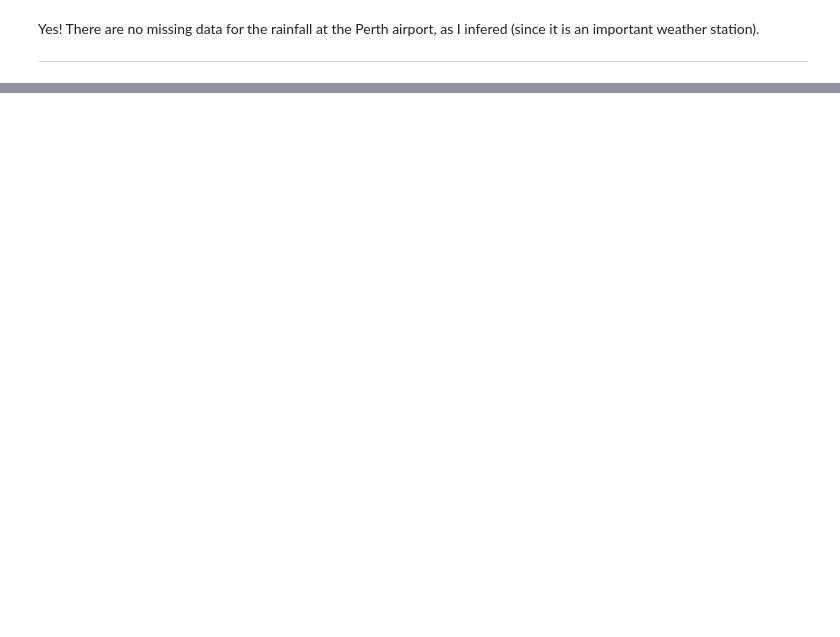
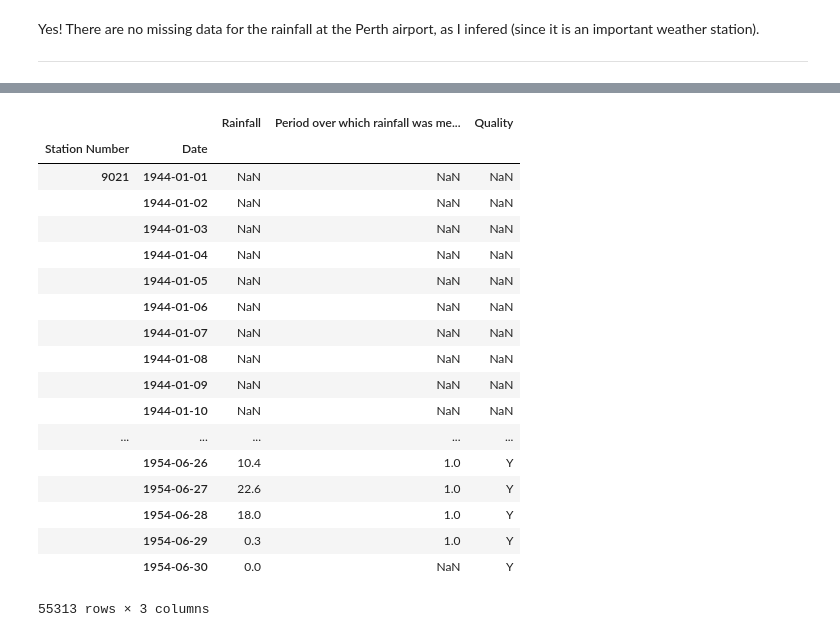
Before and after one commit to kmiller96/PythonWeatherDataScraper, a Jupyter notebook: ProofOfConcept.ipynb, the cells around one changed output, grey strips where cells are left out. Saved outputs shown, nothing was run; the diff lists cells and outputs as text; code cells hidden in the pictures; blank space fills up the shorter version.

```diff
--- a/ProofOfConcept.ipynb
+++ b/ProofOfConcept.ipynb
@@ -104,8 +104,8 @@ I also noticed a big problem. You can simply request the data from BOM instead o
 
 The text file is structured for humans to read, not a computer to. At this point I used excel to convert the text file into a CSV. After a little bit of cleaning up of the headings and footers, I imported the CSV into a Pandas dataframe so we can access the information easily.
 # %%
-df = pandas.read_csv('rainfall_stations_wa.csv')
-df.head()
+df_allstations = pandas.read_csv('rainfall_stations_wa.csv')
+df_allstations.head()
 # %% [output]
 |  | Site | Name | Lat | Lon | Start | End | Years | % | AWS |
 | 0 | 7118 | ABBOTTS | -26.4000 | 118.4000 | Sep 1898 | Nov 1913 | 6.8 | 45 | N |
@@ -305,0 +382,12 @@ Yes! There are no missing data for the rainfall at the Perth airport, as I infer
+# %%
+# Get the station data.
+df9021 = createDataframeForStation(9021)
+df9022 = createDataframeForStation(9022)
+df9023 = createDataframeForStation(9023)
+
+# Combine it into a single dataframe.
+df_main = pandas.concat(
+    [df9021, df9022, df9023],
+    keys=['9021', '9022', '9023'],
+    names=['Station Number', 'Date']
+)
@@ -305,0 +406,22 @@ Yes! There are no missing data for the rainfall at the Perth airport, as I infer
+# %%
+df_main.loc[['9021', '9022']]
+# %% [output]
+|  |  | Rainfall | Period over which rainfall was me... | Quality |
+| Station Number | Date |  |  |  |
+| 9021 | 1944-01-01 | NaN | NaN | NaN |
+|  | 1944-01-02 | NaN | NaN | NaN |
+|  | 1944-01-03 | NaN | NaN | NaN |
+|  | 1944-01-04 | NaN | NaN | NaN |
+|  | 1944-01-05 | NaN | NaN | NaN |
+|  | 1944-01-06 | NaN | NaN | NaN |
+|  | 1944-01-07 | NaN | NaN | NaN |
+|  | 1944-01-08 | NaN | NaN | NaN |
+|  | 1944-01-09 | NaN | NaN | NaN |
+|  | 1944-01-10 | NaN | NaN | NaN |
+| ... | ... | ... | ... | ... |
+|  | 1954-06-26 | 10.4 | 1.0 | Y |
+|  | 1954-06-27 | 22.6 | 1.0 | Y |
+|  | 1954-06-28 | 18.0 | 1.0 | Y |
+|  | 1954-06-29 | 0.3 | 1.0 | Y |
+|  | 1954-06-30 | 0.0 | NaN | Y |
+55313 rows × 3 columns
```
Also changed, not shown: parts of 16 cells of this notebook.
